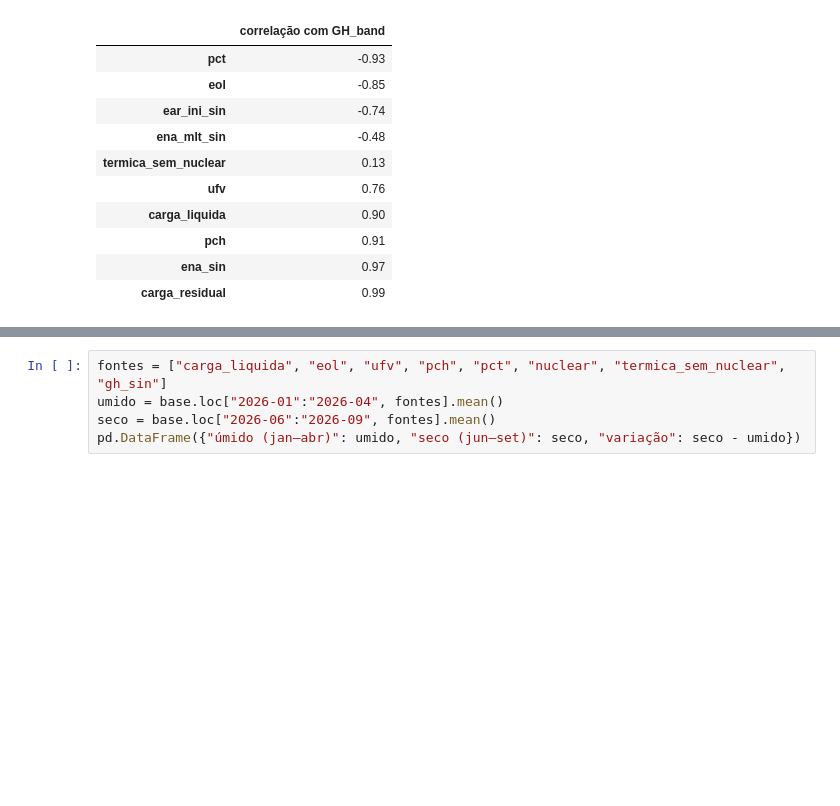
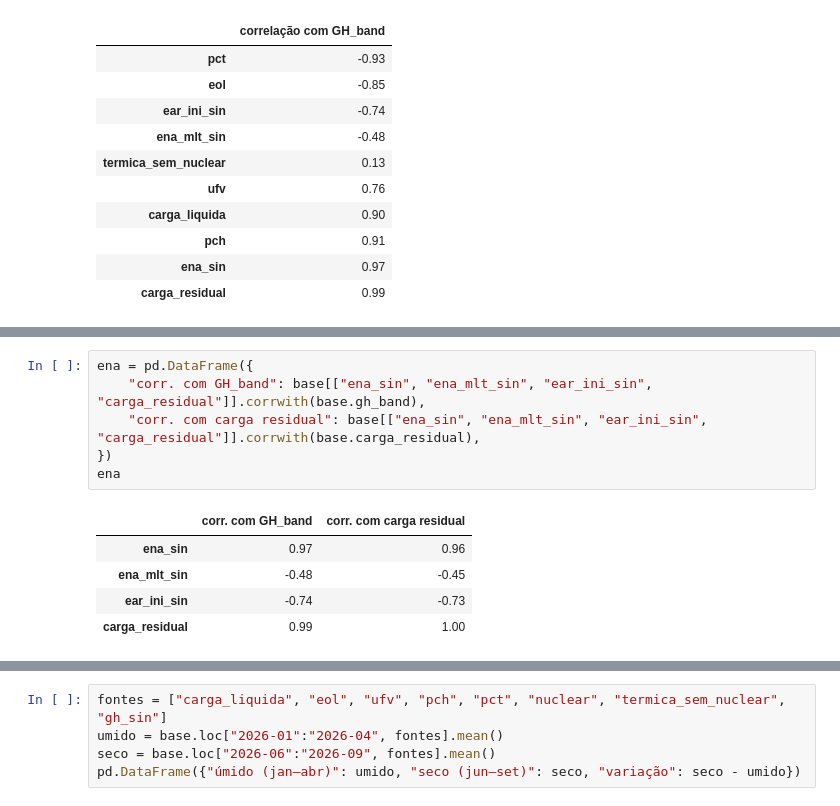
Before and after one commit to pimenta-arthur/forecast-bandeiras-analytics, a Jupyter notebook: notebooks/01_eda.ipynb, the cells around one changed output, grey strips where cells are left out. Saved outputs shown, nothing was run; the diff lists cells and outputs as text; blank space fills up the shorter version.

```diff
--- a/notebooks/01_eda.ipynb
+++ b/notebooks/01_eda.ipynb
@@ -109,0 +120,12 @@ base[cols + ["gh_band"]].corr()["gh_band"].drop("gh_band").sort_values().to_fram
+# %%
+ena = pd.DataFrame({
+    "corr. com GH_band": base[["ena_sin", "ena_mlt_sin", "ear_ini_sin", "carga_residual"]].corrwith(base.gh_band),
+    "corr. com carga residual": base[["ena_sin", "ena_mlt_sin", "ear_ini_sin", "carga_residual"]].corrwith(base.carga_residual),
+})
+ena
+# %% [output]
+|  | corr. com GH_band | corr. com carga residual |
+| ena_sin | 0.97 | 0.96 |
+| ena_mlt_sin | -0.48 | -0.45 |
+| ear_ini_sin | -0.74 | -0.73 |
+| carga_residual | 0.99 | 1.00 |
```
Also changed, not shown: parts of 13 cells of this notebook, 19 other files.
